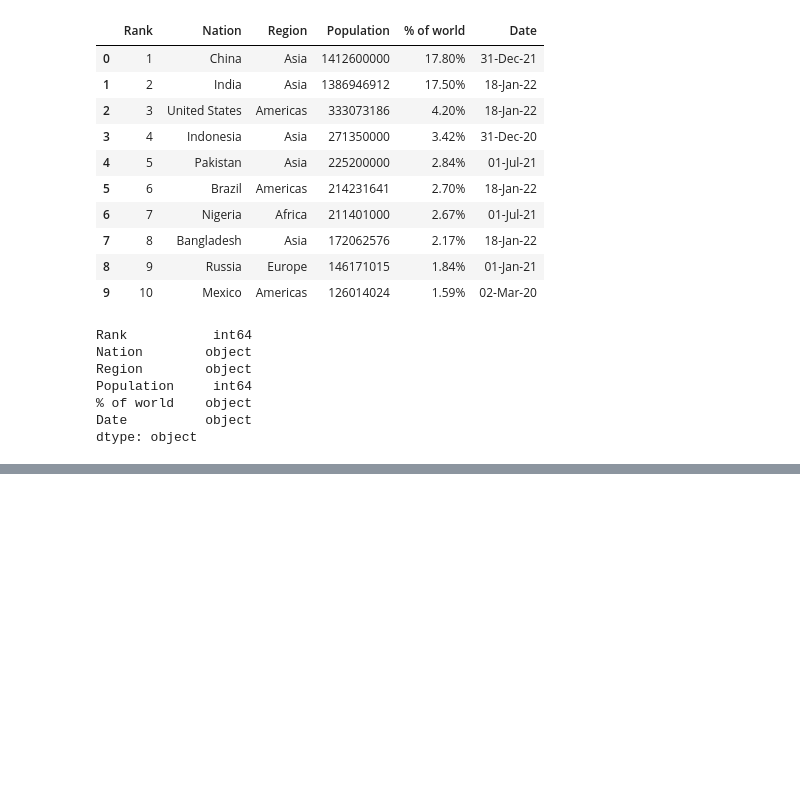
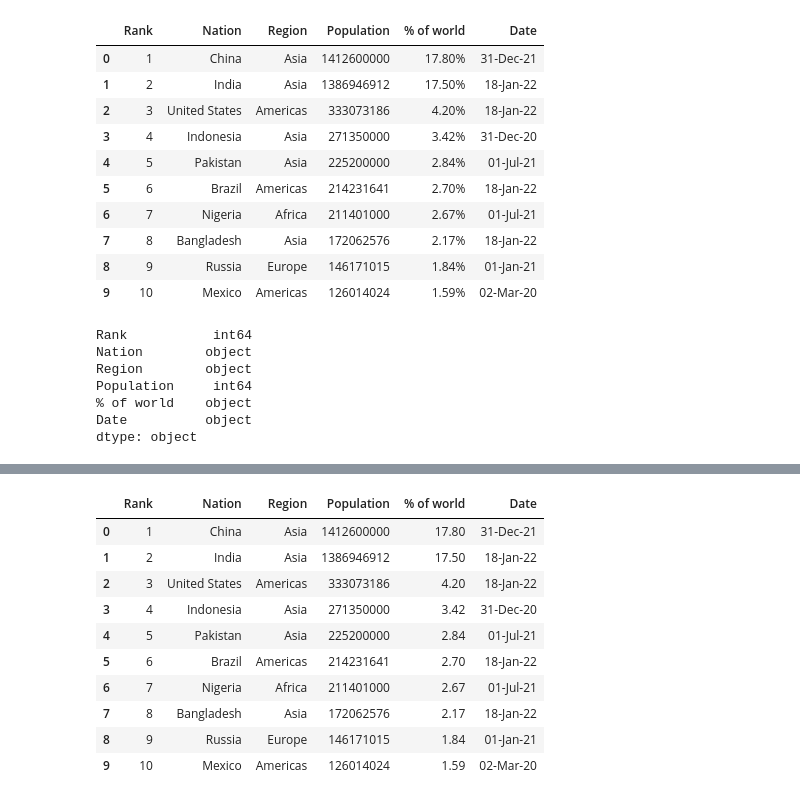
Before and after one commit to harshithml2026-alt/AI-Python-Beginners, a Jupyter notebook: pandas.ipynb, the cells around one changed output, grey strips where cells are left out. Cells and saved outputs as stored; diff of their text form; code cells hidden in the pictures; blank space fills up the shorter version.

```diff
--- a/pandas.ipynb
+++ b/pandas.ipynb
@@ -182,0 +195,16 @@ ct
+# %%
+ct['% of world'] = ct['% of world'].apply(lambda x: x[:-1]).astype('float')
+# %%
+ct
+# %% [output]
+|  | Rank | Nation | Region | Population | % of world | Date |
+| 0 | 1 | China | Asia | 1412600000 | 17.80 | 31-Dec-21 |
+| 1 | 2 | India | Asia | 1386946912 | 17.50 | 18-Jan-22 |
+| 2 | 3 | United States | Americas | 333073186 | 4.20 | 18-Jan-22 |
+| 3 | 4 | Indonesia | Asia | 271350000 | 3.42 | 31-Dec-20 |
+| 4 | 5 | Pakistan | Asia | 225200000 | 2.84 | 01-Jul-21 |
+| 5 | 6 | Brazil | Americas | 214231641 | 2.70 | 18-Jan-22 |
+| 6 | 7 | Nigeria | Africa | 211401000 | 2.67 | 01-Jul-21 |
+| 7 | 8 | Bangladesh | Asia | 172062576 | 2.17 | 18-Jan-22 |
+| 8 | 9 | Russia | Europe | 146171015 | 1.84 | 01-Jan-21 |
+| 9 | 10 | Mexico | Americas | 126014024 | 1.59 | 02-Mar-20 |
```
Also changed, not shown: parts of 5 cells of this notebook, 6 other files.
